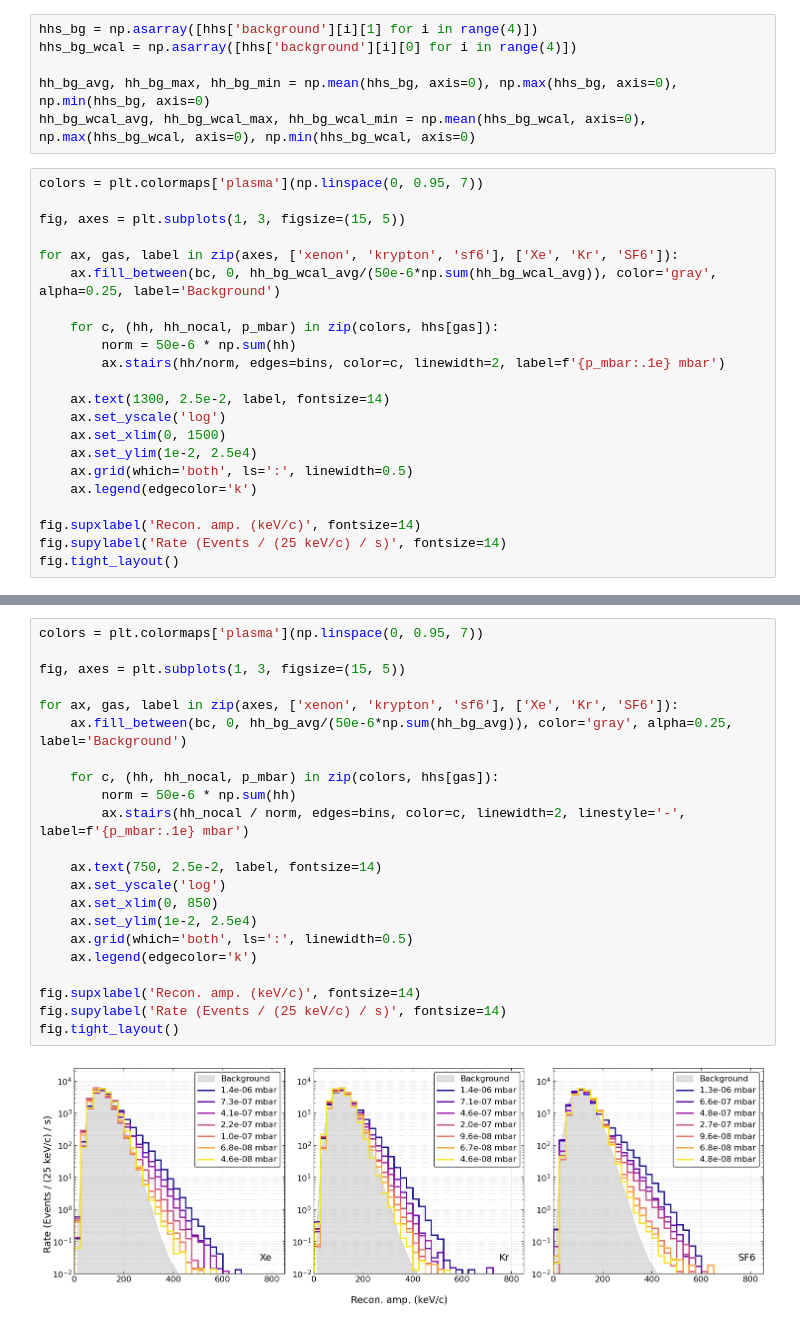
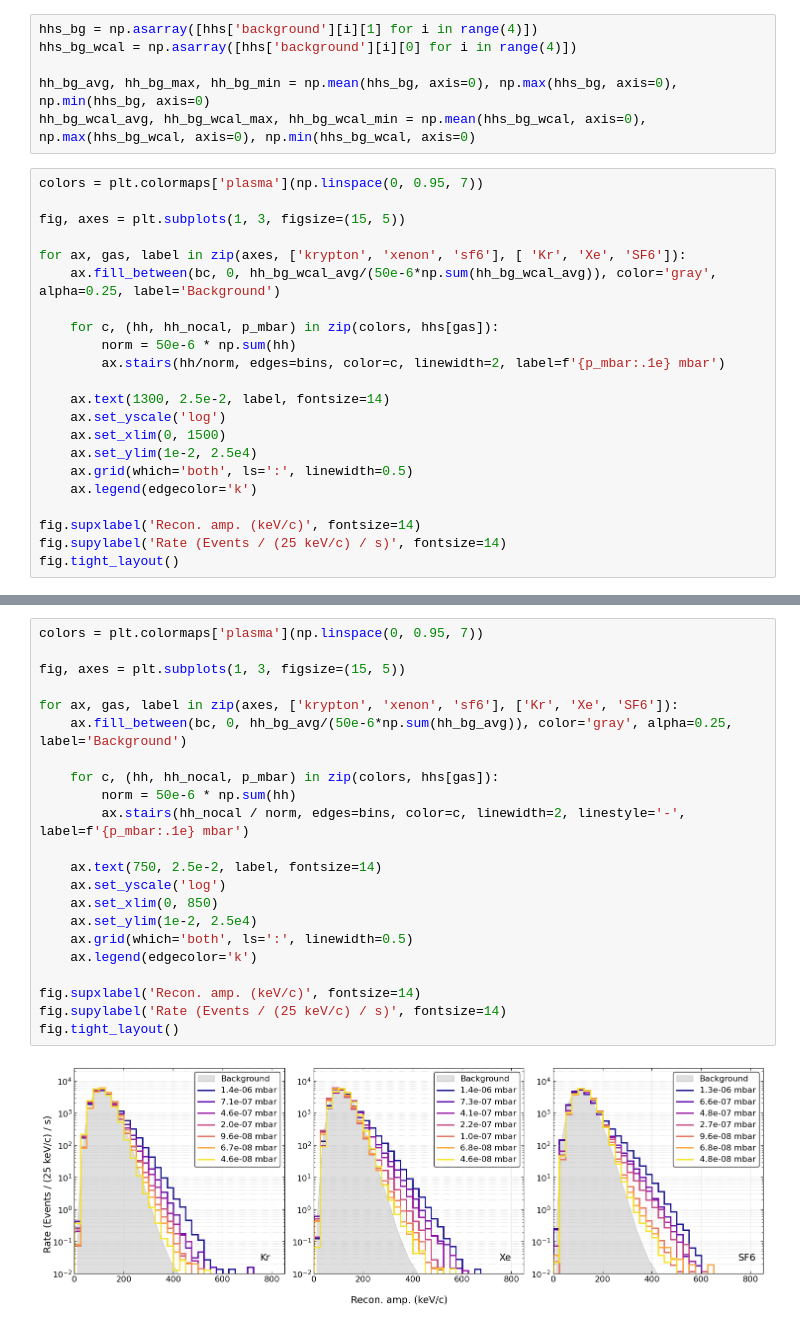
Before and after one commit to yuhants/gas_collisiions, a Jupyter notebook: analysis_notebooks/sphere_20260215/20260223_sphere_20260215_recon_full.ipynb, the cells around one changed output, grey strips where cells are left out. Drawn from its saved outputs; the diff is of its cells as text.

```diff
--- a/analysis_notebooks/sphere_20260215/20260223_sphere_20260215_recon_full.ipynb
+++ b/analysis_notebooks/sphere_20260215/20260223_sphere_20260215_recon_full.ipynb
@@ -49,7 +49,7 @@ colors = plt.colormaps['plasma'](np.linspace(0, 0.95, 7))
 
 fig, axes = plt.subplots(1, 3, figsize=(15, 5))
 
-for ax, gas, label in zip(axes, ['xenon', 'krypton', 'sf6'], ['Xe', 'Kr', 'SF6']):
+for ax, gas, label in zip(axes, ['krypton', 'xenon', 'sf6'], [ 'Kr', 'Xe', 'SF6']):
     ax.fill_between(bc, 0, hh_bg_wcal_avg/(50e-6*np.sum(hh_bg_wcal_avg)), color='gray', alpha=0.25, label='Background')
 
     for c, (hh, hh_nocal, p_mbar) in zip(colors, hhs[gas]):
@@ -71,24 +71,24 @@ fig.tight_layout()
 # %%
 colors = plt.colormaps['plasma'](np.linspace(0, 0.95, 7))
 
 fig, axes = plt.subplots(1, 3, figsize=(15, 5))
 
-for ax, gas, label in zip(axes, ['xenon', 'krypton', 'sf6'], ['Xe', 'Kr', 'SF6']):
+for ax, gas, label in zip(axes, ['krypton', 'xenon', 'sf6'], ['Kr', 'Xe', 'SF6']):
     ax.fill_between(bc, 0, hh_bg_avg/(50e-6*np.sum(hh_bg_avg)), color='gray', alpha=0.25, label='Background')
 
     for c, (hh, hh_nocal, p_mbar) in zip(colors, hhs[gas]):
         norm = 50e-6 * np.sum(hh)
         ax.stairs(hh_nocal / norm, edges=bins, color=c, linewidth=2, linestyle='-', label=f'{p_mbar:.1e} mbar')
 
     ax.text(750, 2.5e-2, label, fontsize=14)
     ax.set_yscale('log')
     ax.set_xlim(0, 850)
     ax.set_ylim(1e-2, 2.5e4)
     ax.grid(which='both', ls=':', linewidth=0.5)
     ax.legend(edgecolor='k')
 
 fig.supxlabel('Recon. amp. (keV/c)', fontsize=14)
 fig.supylabel('Rate (Events / (25 keV/c) / s)', fontsize=14)
 fig.tight_layout()
 # %% [output]
-[figure, old version]
+[figure, new version]
```
Also changed, not shown: parts of 2 cells of this notebook, 5 other files.
